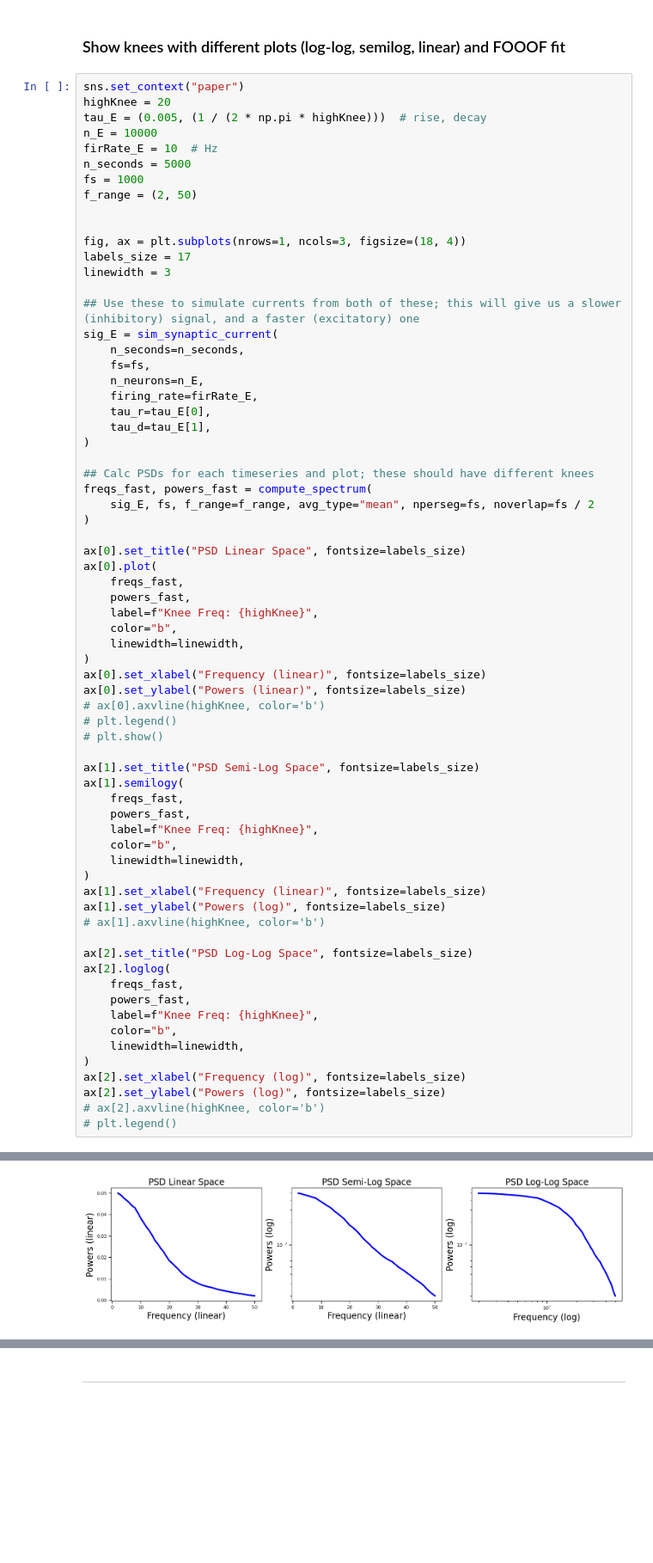
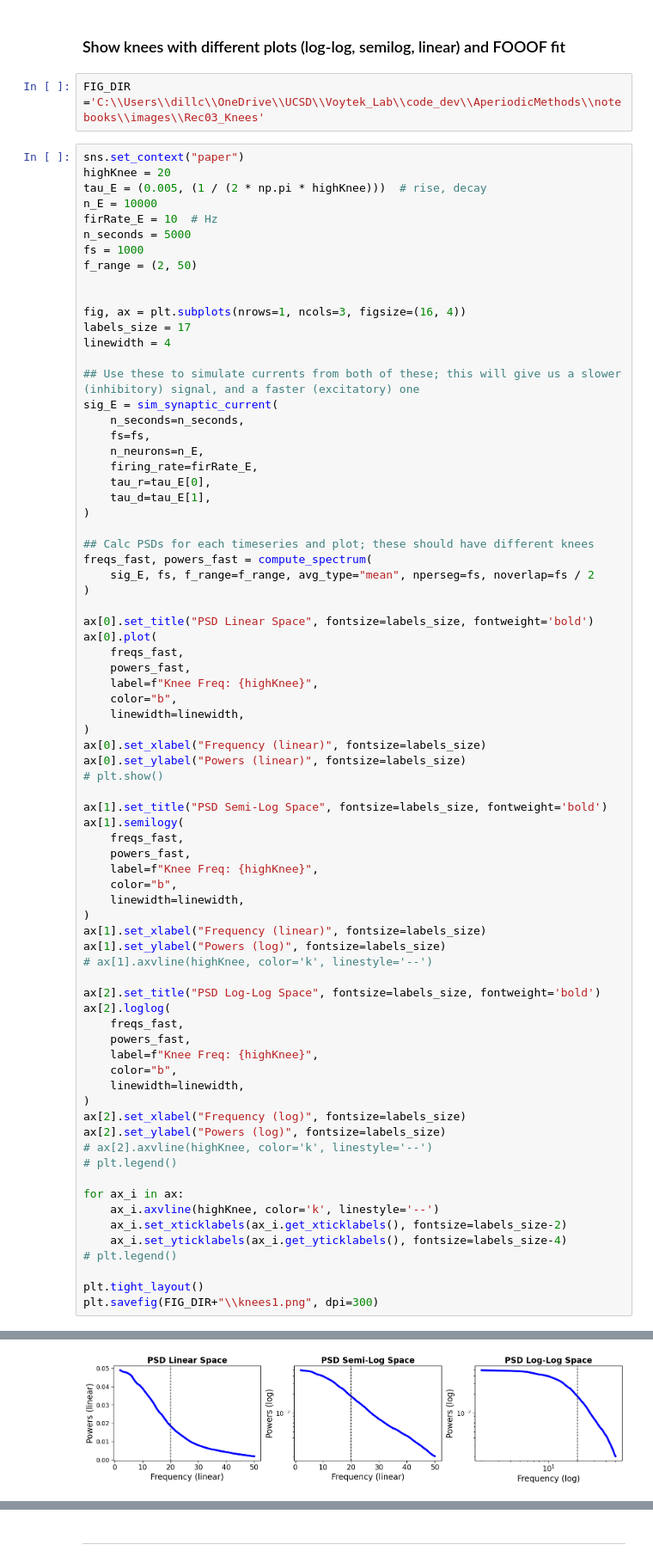
Before and after one commit to voytekresearch/AperiodicMethods, a Jupyter notebook: notebooks/FINAL_figures_for_paper.ipynb, the cells around one changed output, grey strips where cells are left out. Shown at 86% size. Cells and saved outputs as stored; diff of their text form; blank space fills up the shorter version.

```diff
--- a/notebooks/FINAL_figures_for_paper.ipynb
+++ b/notebooks/FINAL_figures_for_paper.ipynb
@@ -663,5 +664,7 @@ plt.legend()
 # %% [markdown]
 ### Show knees with different plots (log-log, semilog, linear) and FOOOF fit
+# %%
+FIG_DIR ='C:\\Users\\dillc\\OneDrive\\UCSD\\Voytek_Lab\\code_dev\\AperiodicMethods\\notebooks\\images\\Rec03_Knees'
 # %%
 sns.set_context("paper")
 highKnee = 20
@@ -673,9 +676,9 @@ fs = 1000
 f_range = (2, 50)
 
 
-fig, ax = plt.subplots(nrows=1, ncols=3, figsize=(18, 4))
+fig, ax = plt.subplots(nrows=1, ncols=3, figsize=(16, 4))
 labels_size = 17
-linewidth = 3
+linewidth = 4
 
 ## Use these to simulate currents from both of these; this will give us a slower (inhibitory) signal, and a faster (excitatory) one
 sig_E = sim_synaptic_current(
@@ -692,7 +695,7 @@ freqs_fast, powers_fast = compute_spectrum(
     sig_E, fs, f_range=f_range, avg_type="mean", nperseg=fs, noverlap=fs / 2
 )
 
-ax[0].set_title("PSD Linear Space", fontsize=labels_size)
+ax[0].set_title("PSD Linear Space", fontsize=labels_size, fontweight='bold')
 ax[0].plot(
     freqs_fast,
     powers_fast,
@@ -702,11 +705,9 @@ ax[0].plot(
 )
 ax[0].set_xlabel("Frequency (linear)", fontsize=labels_size)
 ax[0].set_ylabel("Powers (linear)", fontsize=labels_size)
-# ax[0].axvline(highKnee, color='b')
-# plt.legend()
 # plt.show()
 
-ax[1].set_title("PSD Semi-Log Space", fontsize=labels_size)
+ax[1].set_title("PSD Semi-Log Space", fontsize=labels_size, fontweight='bold')
 ax[1].semilogy(
     freqs_fast,
     powers_fast,
@@ -716,9 +717,9 @@ ax[1].semilogy(
 )
 ax[1].set_xlabel("Frequency (linear)", fontsize=labels_size)
 ax[1].set_ylabel("Powers (log)", fontsize=labels_size)
-# ax[1].axvline(highKnee, color='b')
+# ax[1].axvline(highKnee, color='k', linestyle='--')
 
-ax[2].set_title("PSD Log-Log Space", fontsize=labels_size)
+ax[2].set_title("PSD Log-Log Space", fontsize=labels_size, fontweight='bold')
 ax[2].loglog(
     freqs_fast,
     powers_fast,
@@ -728,6 +729,15 @@ ax[2].loglog(
 )
 ax[2].set_xlabel("Frequency (log)", fontsize=labels_size)
 ax[2].set_ylabel("Powers (log)", fontsize=labels_size)
-# ax[2].axvline(highKnee, color='b')
+# ax[2].axvline(highKnee, color='k', linestyle='--')
 # plt.legend()
+
+for ax_i in ax:
+    ax_i.axvline(highKnee, color='k', linestyle='--')
+    ax_i.set_xticklabels(ax_i.get_xticklabels(), fontsize=labels_size-2)
+    ax_i.set_yticklabels(ax_i.get_yticklabels(), fontsize=labels_size-4)
+# plt.legend()
+
+plt.tight_layout()
+plt.savefig(FIG_DIR+"\\knees1.png", dpi=300)
 # %% [output]
@@ -735,4 +744,4 @@ Text(0, 0.5, 'Powers (log)')
-[figure, old version]
+[figure, new version]
 # %%
 fig, ax = plt.subplots(nrows=1, ncols=2, figsize=(14, 5))
 labels_size = 15
```
Also changed, not shown: parts of 8 cells of this notebook, 7 other files.
